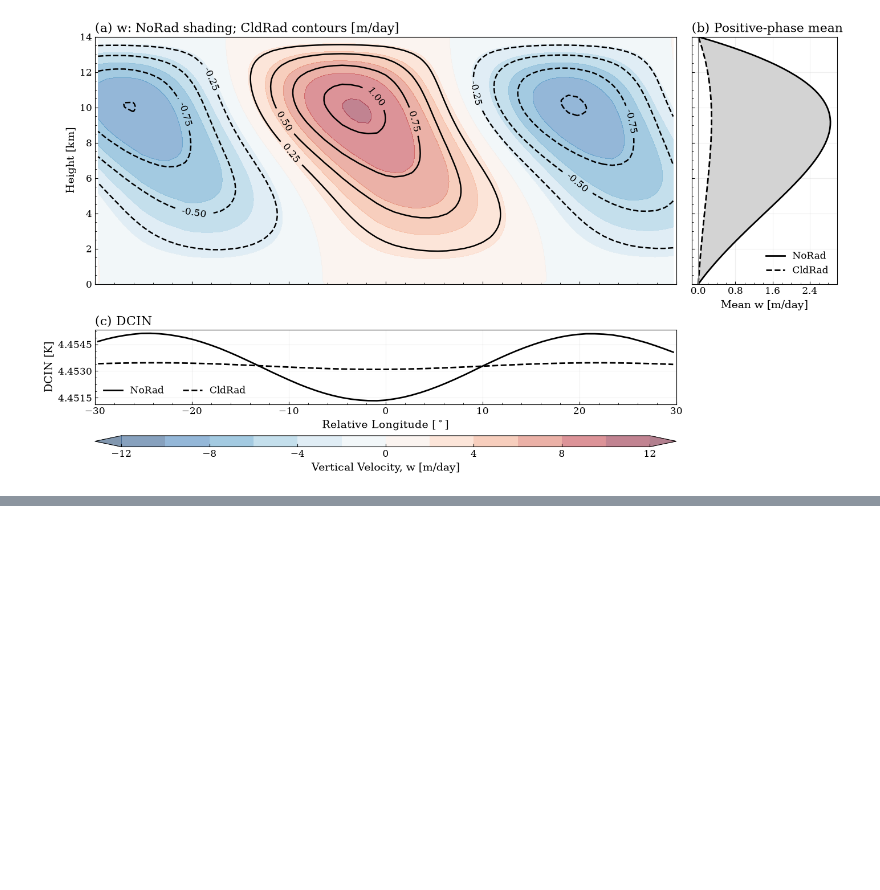
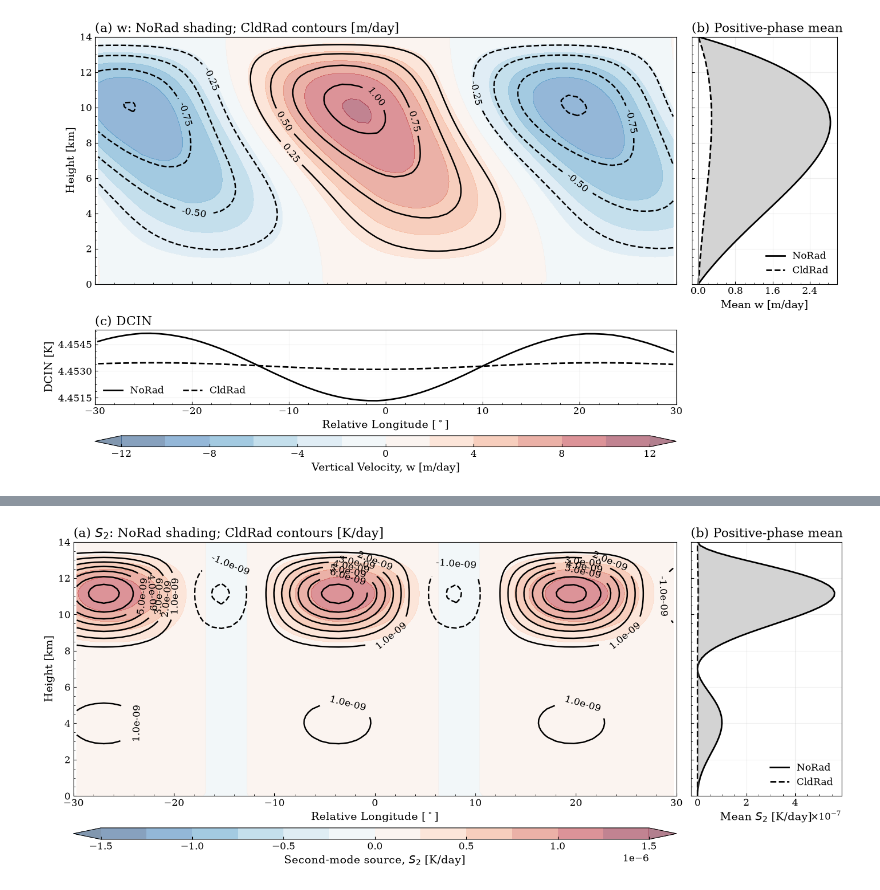
Before and after one commit to JosephKan828/KW_CRI_manuscript, a Jupyter notebook: Code/model/Contrast_3D.ipynb, the cells around one changed output, grey strips where cells are left out. Cells and saved outputs as stored; diff of their text form; code cells hidden in the pictures; blank space fills up the shorter version.

```diff
--- a/Code/model/Contrast_3D.ipynb
+++ b/Code/model/Contrast_3D.ipynb
@@ -89,7 +89,9 @@ def _remove_zero_contour(
         ),
         dtype=float,
     )
-    return total_level[~np.isclose(total_level, 0.0)]
+    # Scale the zero tolerance to the field so small source terms retain contours.
+    zero_tolerance = np.max(np.abs(total_level)) * 1e-12
+    return total_level[~np.isclose(total_level, 0.0, atol=zero_tolerance, rtol=0.0)]
 # %% [markdown]
 #### Visualizing
 # %%
@@ -264,8 +266,9 @@ w_positive_profiles = {
 
 
 def plot_variable_contrast(variable, profiles, units, label, limit, contour_fmt,
-                           include_dcin=False):
+                           include_dcin=False, display_name=None):
     """Match the J contrast layout, with optional DCIN below the left panel."""
+    display_name = variable if display_name is None else display_name
     fig = plt.figure(figsize=(14, 8 if include_dcin else 6), constrained_layout=True)
     height_ratios = [1, 0.3, 0.045] if include_dcin else [1, 0.045]
     grid = fig.add_gridspec(
@@ -292,7 +295,7 @@ def plot_variable_contrast(variable, profiles, units, label, limit, contour_fmt,
     composite_ax.set_ylim(height_km[0], height_km[-1])
     composite_ax.set_ylabel("Height [km]")
     composite_ax.set_title(
-        f"(a) {variable}: NoRad shading; CldRad contours [{units}]", loc="left",
+        f"(a) {display_name}: NoRad shading; CldRad contours [{units}]", loc="left",
     )
     cbar = fig.colorbar(
         shading, cax=cbar_ax, orientation="horizontal", label=f"{label} [{units}]",
@@ -309,7 +312,7 @@ def plot_variable_contrast(variable, profiles, units, label, limit, contour_fmt,
             linewidth=2, label=name, zorder=2,
         )
     profile_ax.axvline(0.0, color="0.5", linewidth=0.8)
-    profile_ax.set_xlabel(f"Mean {variable} [{units}]")
+    profile_ax.set_xlabel(f"Mean {display_name} [{units}]")
     profile_ax.set_title("(b) Positive-phase mean", loc="left")
     profile_ax.ticklabel_format(axis="x", style="sci", scilimits=(-2, 2), useMathText=True)
     profile_ax.xaxis.set_major_locator(MaxNLocator(nbins=4))
@@ -349,6 +352,10 @@ def plot_variable_contrast(variable, profiles, units, label, limit, contour_fmt,
         FIG_DIR / f"{variable}_composite_and_profiles{suffix}.png",
         dpi=300, bbox_inches="tight",
     )
+    fig.savefig(
+        FIG_DIR / f"{variable}_composite_and_profiles{suffix}.pdf",
+        bbox_inches="tight",
+    )
     plt.show()
     plt.close(fig)
 # %% [markdown]
@@ -371,0 +392,21 @@ plot_variable_contrast(
+# %%
+# Reuse the same heating-based phase selection as the other vertical profiles.
+T2J2_positive_profiles = {}
+for name, composite in [("NoRad", norad_composite), ("CldRad", cldrad_composite)]:
+    if "T2J2" not in composite:
+        raise KeyError(f"{name}: rerun Composite.ipynb to save the T2J2 composite.")
+    product = np.asarray(composite["T2J2"], dtype=float)
+    if product.shape != composite["J"].shape:
+        raise ValueError(f"{name}: T2J2 and J must share the (height, longitude) grid.")
+    T2J2_positive_profiles[name] = product[:, J_positive_masks[name]].mean(axis=1)
+
+if not np.array_equal(norad_composite["coord_z"], cldrad_composite["coord_z"]):
+    raise ValueError("The profile overlay requires matching height coordinates.")
+# Match the left-composite/right-profile layout of the J, T, and w figures.
+plot_variable_contrast(
+    "T2J2", T2J2_positive_profiles,
+    units="K/day", label=r"Second-mode source, $S_2$",
+    limit=1.5e-6, contour_fmt="%.1e", display_name=r"$S_2$",
+)
+# %% [output]
+[figure, added]
```
Also changed, not shown: parts of 1 cell of this notebook, 11 other files.
